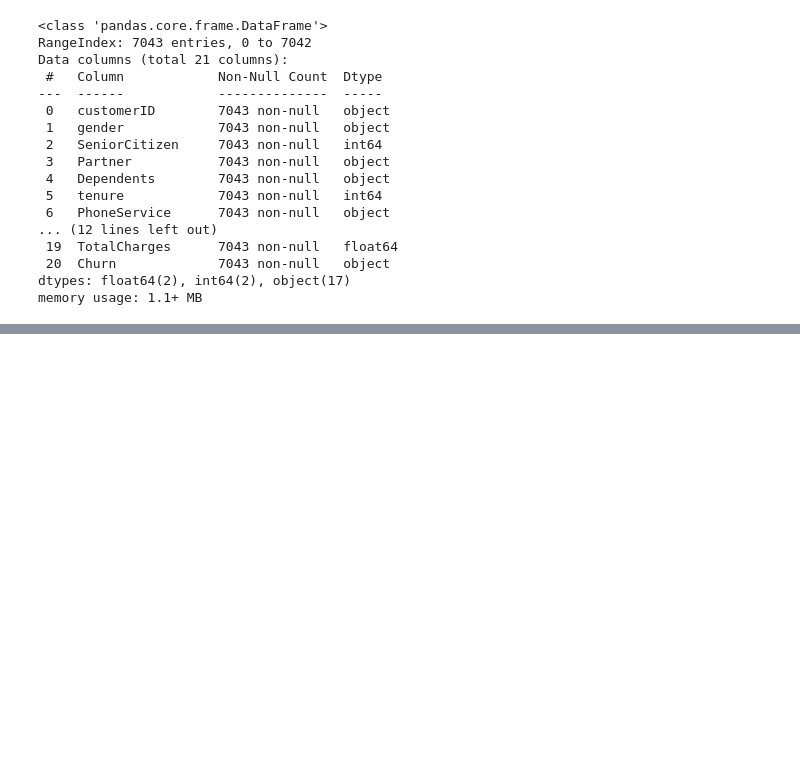
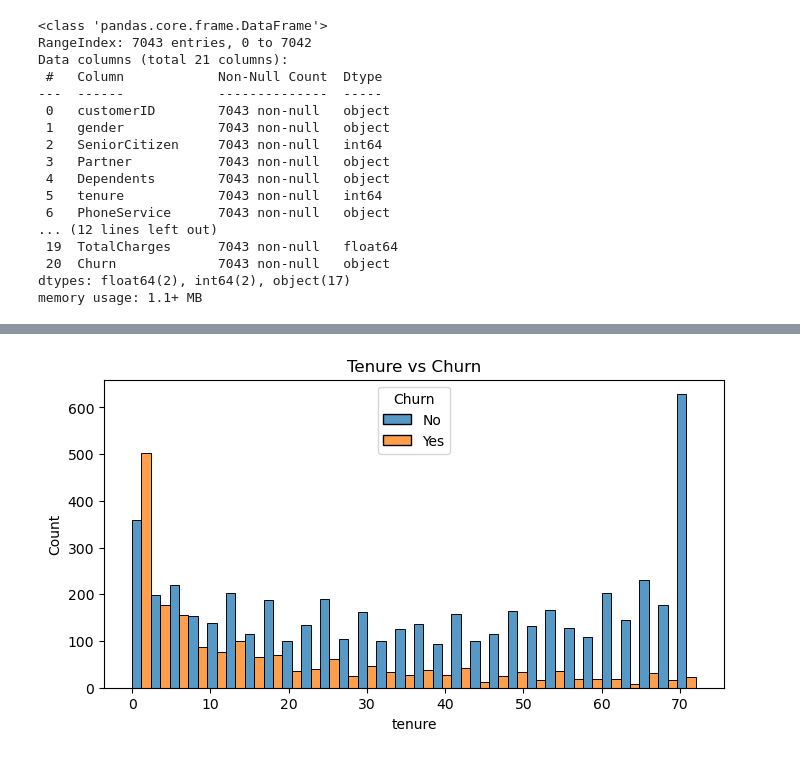
Before and after one commit to mahekshahh/telco-churn-prediction, a Jupyter notebook: churn_analysis.ipynb, the cells around one changed output, grey strips where cells are left out. Saved outputs shown, nothing was run; the diff lists cells and outputs as text; code cells hidden in the pictures; blank space fills up the shorter version.

```diff
--- a/churn_analysis.ipynb
+++ b/churn_analysis.ipynb
@@ -177,0 +195,7 @@ memory usage: 1.1+ MB
+# %%
+plt.figure(figsize=(8,4))
+sns.histplot(data=df, x='tenure', hue='Churn', bins=30, multiple='dodge')
+plt.title('Tenure vs Churn')
+plt.show()
+# %% [output]
+[figure, added]
```
Also changed, not shown: parts of 5 cells of this notebook.
